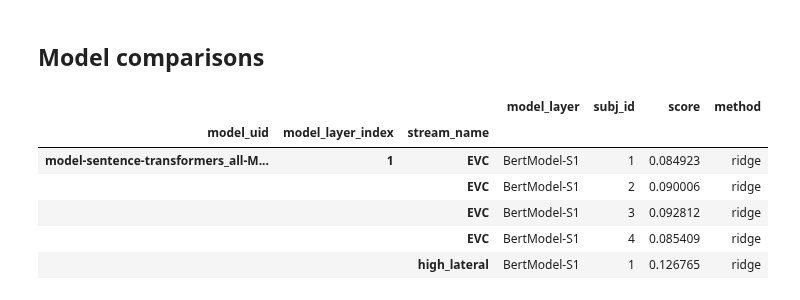
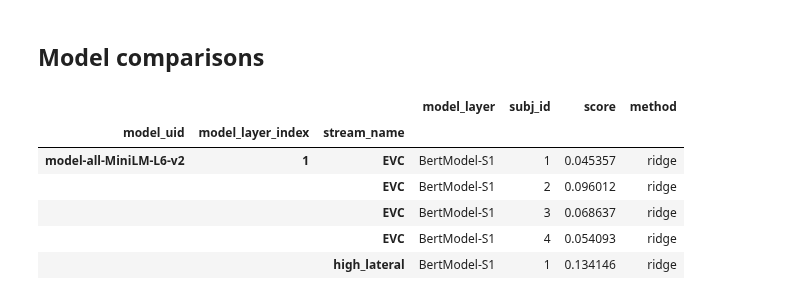
Before and after one commit to Isik-lab/SIfMRI_modeling, a Jupyter notebook: notebooks/modeling_exploration.ipynb, the cells around one changed output. Cells and saved outputs as stored; diff of their text form; code cells hidden in the pictures.

```diff
--- a/notebooks/modeling_exploration.ipynb
+++ b/notebooks/modeling_exploration.ipynb
@@ -15,32 +15,32 @@ interim_dir = f'{top_dir}/data/interim'
 # %%
 scores = []
 
 files = glob(f'{interim_dir}/VisionEncoding/*.csv')
 for file in files:
     df = pd.read_csv(file)
     df['model_uid'] = file.split('/')[-1].split('.csv')[0]
     scores.append(df)
 
-files = glob(f'{interim_dir}/LLMEncoding/*none.csv')
+files = glob(f'{interim_dir}/LLMEncoding/*corrected_unmasked.csv')
 for file in files:
     df = pd.read_csv(file)
     df['model_uid'] = file.split('/')[-1].split('.csv')[0].split('_perturb')[0]
     scores.append(df)
 
 scores = pd.concat(scores).reset_index(drop=True)
 scores = scores[scores['stream_name'] != 'none'].reset_index(drop=True)
 scores['model_layer_index'] = scores.model_layer_index.astype('str')
 scores.set_index(['model_uid', 'model_layer_index', 'stream_name'], inplace=True)
 scores.sort_index(inplace=True)
 scores.head()
 # %% [output]
 |  |  |  | model_layer | subj_id | score | method |
 | model_uid | model_layer_index | stream_name |  |  |  |  |
-| model-sentence-transformers_all-M... | 1 | EVC | BertModel-S1 | 1 | 0.084923 | ridge |
-|  |  | EVC | BertModel-S1 | 2 | 0.090006 | ridge |
-|  |  | EVC | BertModel-S1 | 3 | 0.092812 | ridge |
-|  |  | EVC | BertModel-S1 | 4 | 0.085409 | ridge |
-|  |  | high_lateral | BertModel-S1 | 1 | 0.126765 | ridge |
+| model-all-MiniLM-L6-v2 | 1 | EVC | BertModel-S1 | 1 | 0.045357 | ridge |
+|  |  | EVC | BertModel-S1 | 2 | 0.096012 | ridge |
+|  |  | EVC | BertModel-S1 | 3 | 0.068637 | ridge |
+|  |  | EVC | BertModel-S1 | 4 | 0.054093 | ridge |
+|  |  | high_lateral | BertModel-S1 | 1 | 0.134146 | ridge |
 # %%
 avg_scores = scores.reset_index().groupby(['model_uid', 'model_layer_index', 'stream_name']).mean().reset_index()
 iter_scores = avg_scores.groupby(['model_uid', 'stream_name'])
```
Also changed, not shown: parts of 8 cells of this notebook, 3 other files.
